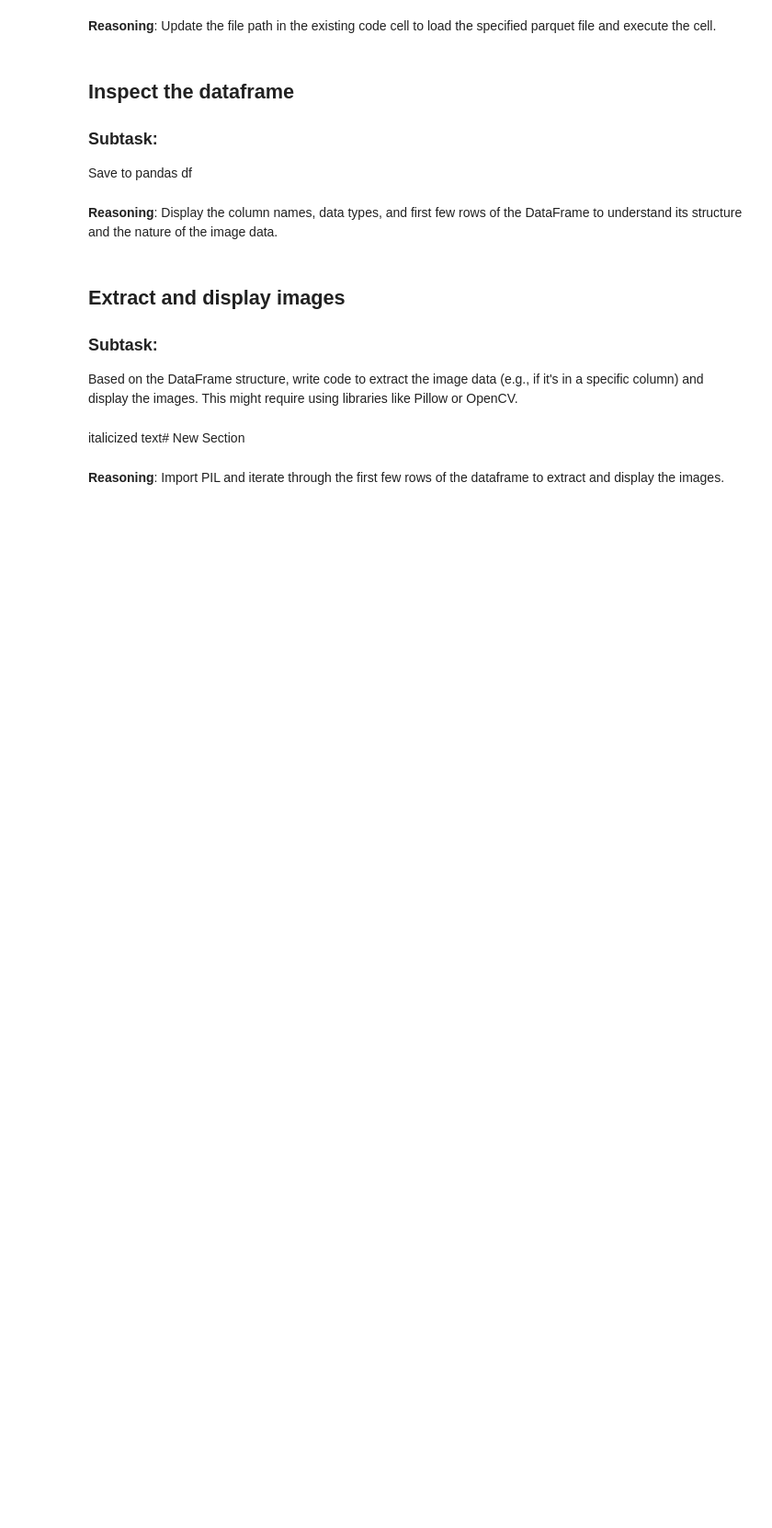
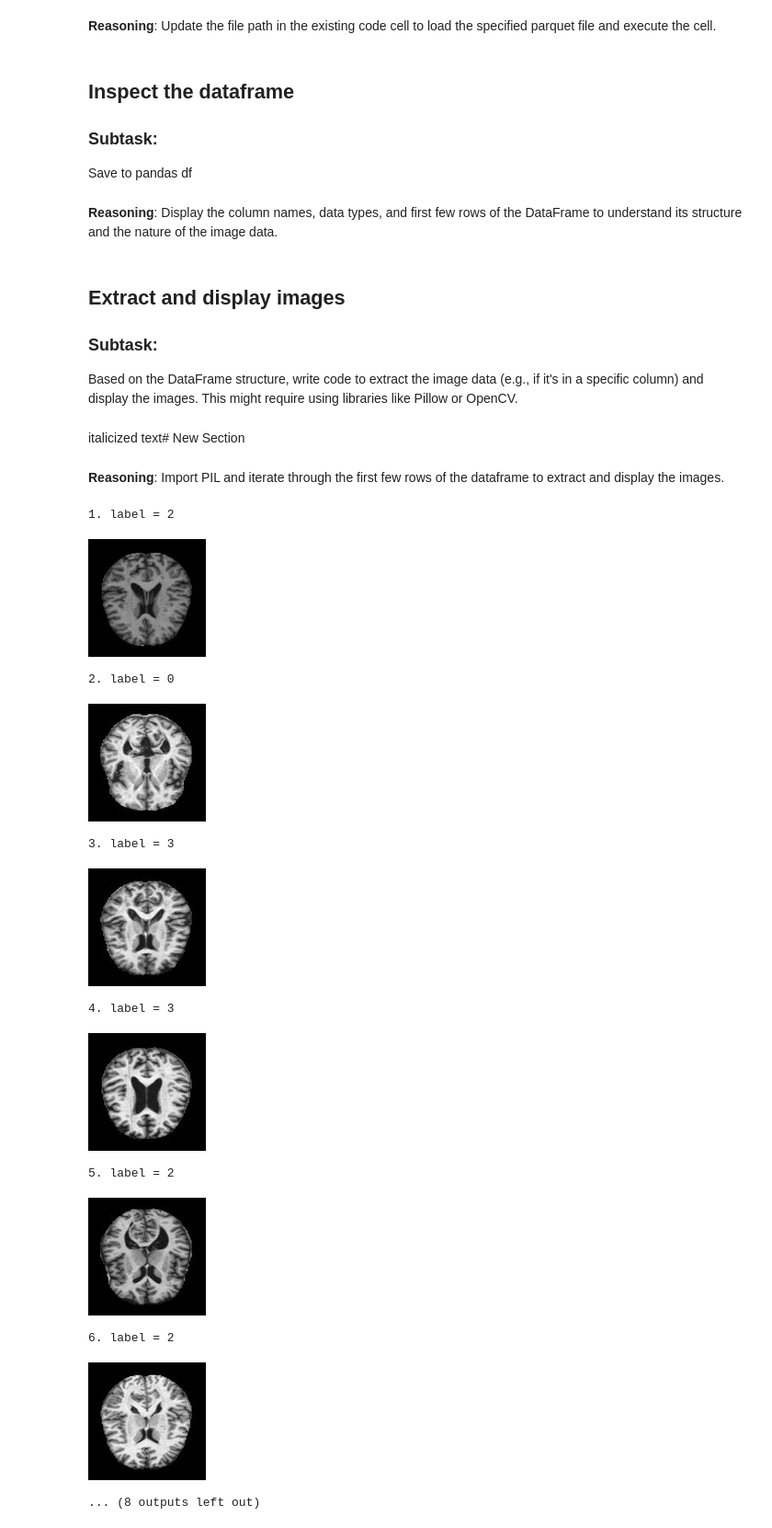
Before and after one commit to samalpartha/Alzeimers, a Jupyter notebook: NeuroLens_Explainable_MRI_AI_for_Alzheimer's_Staging.ipynb, the cells around one changed output. Shown at 92% size. Cells and saved outputs as stored; diff of their text form; code cells hidden in the pictures; blank space fills up the shorter version.

```diff
--- a/NeuroLens_Explainable_MRI_AI_for_Alzheimer's_Staging.ipynb
+++ b/NeuroLens_Explainable_MRI_AI_for_Alzheimer's_Staging.ipynb
@@ -564,14 +521,38 @@ test_df["image"]  = test_df["image"].apply(lambda blob: bytes_to_pixels(extract_
+# %%
+def bytes_to_pixels(b) -> np.ndarray:
+    """
+    Convert raw image bytes (e.g. JPEG/PNG) into a 2D numpy array of pixel values.
+    """
+    # Handle dict format from parquet (with 'bytes' key)
+    if isinstance(b, dict) and 'bytes' in b:
+        b = b['bytes']
+    img = Image.open(io.BytesIO(b))
+    return np.array(img)
 # %%
 def display_images(df, n=10):
     """
     Display the first n grayscale images (numpy arrays) from df
     along with their labels. Assumes df has columns 'image' and 'label'.
     """
     for i, (_, row) in enumerate(df.head(n).iterrows(), start=1):
-        pixels = row["image"]
+        pixels = bytes_to_pixels(row["image"])
         label = row.get("label", "")
         # Create a PIL image in 'L' mode (8-bit pixels, black and white)
         img = Image.fromarray(pixels.astype("uint8"), mode="L")
         print(f"{i}. label = {label}")
         display(img)
-display_images(train_df)
+display_images(df)
+# %% [output]
+1. label = 2
+[figure, added]
+2. label = 0
+[figure, added]
+3. label = 3
+[figure, added]
+4. label = 3
+[figure, added]
+5. label = 2
+[figure, added]
+6. label = 2
+[figure, added]
+... (8 outputs left out)
```
Also changed, not shown: parts of 7 cells of this notebook.
